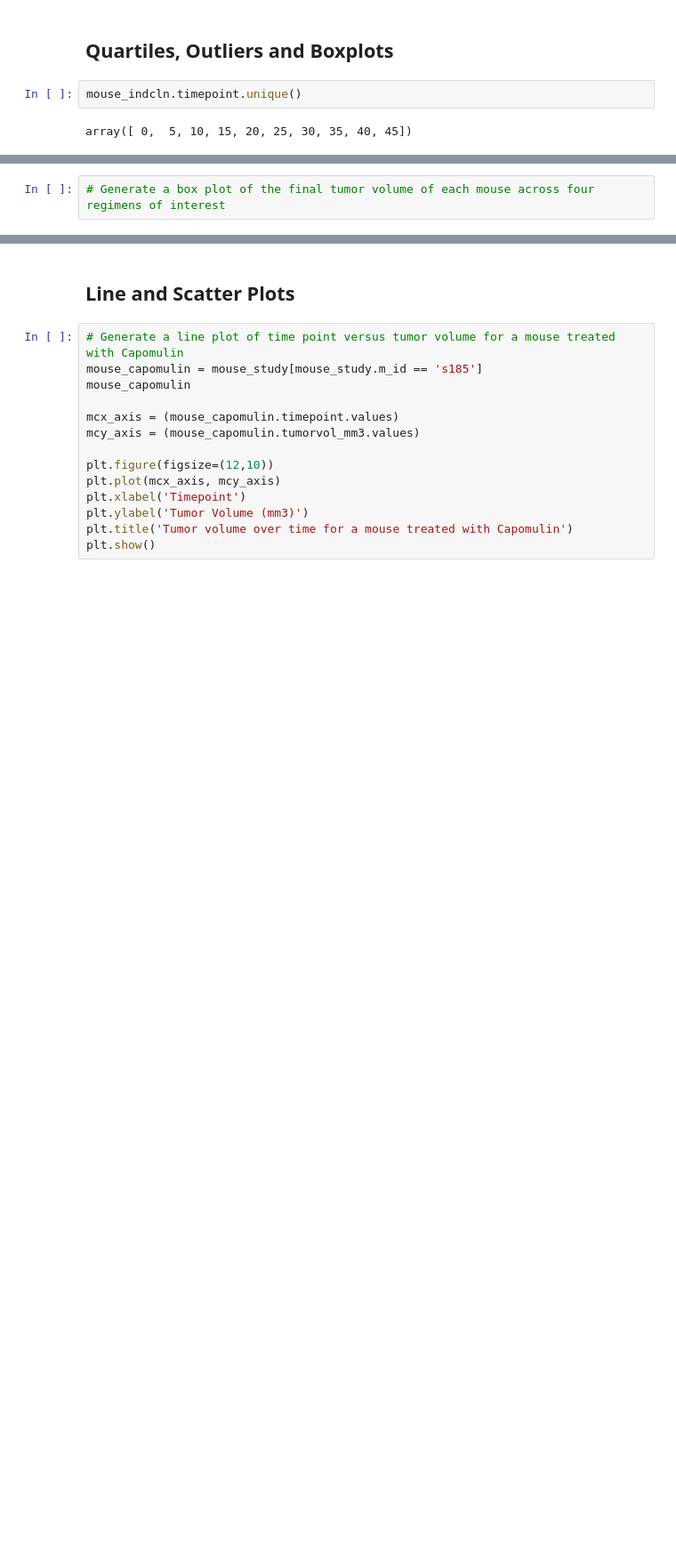
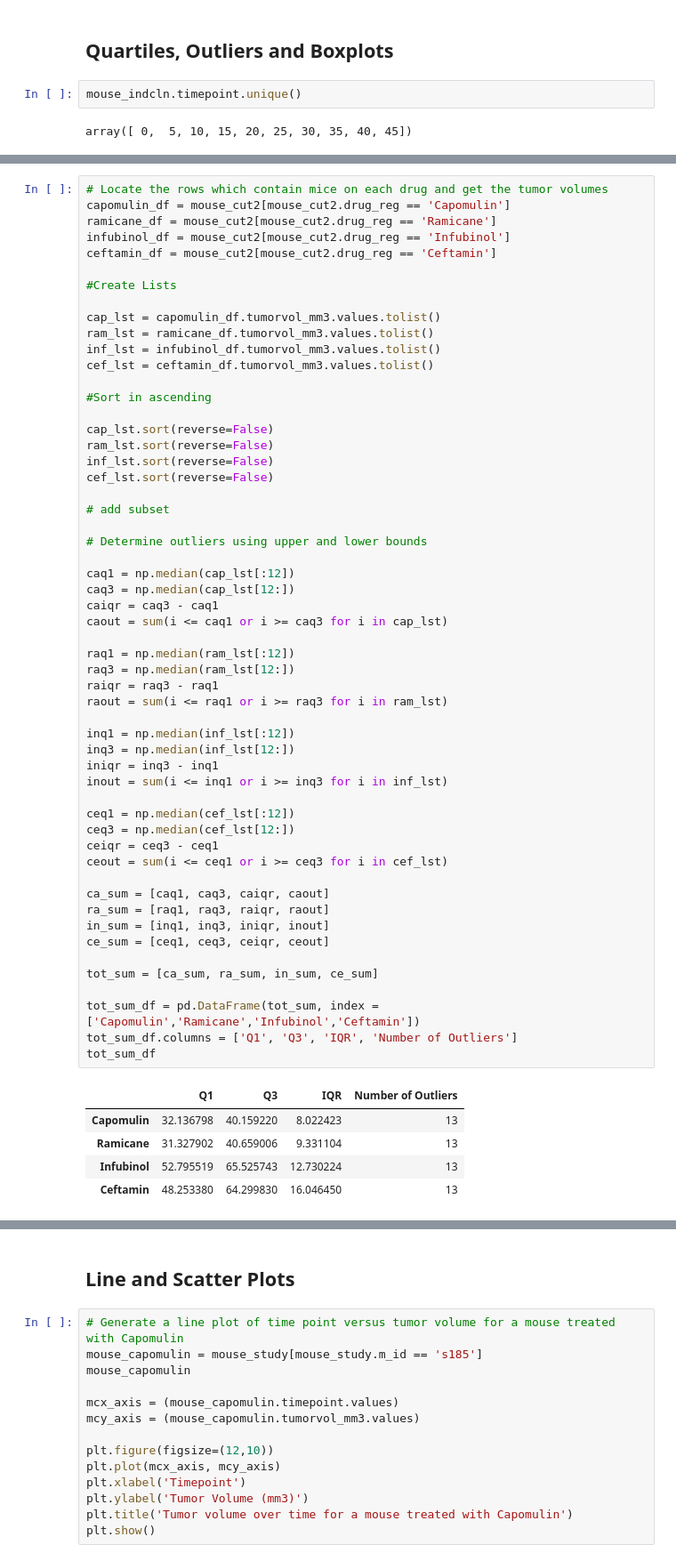
Before and after one commit to daysthroughcode/matplotlib-challenge, a Jupyter notebook: Pymaceuticals/Pymaceuticals.ipynb, the cells around one changed output, grey strips where cells are left out. Shown at 89% size. Drawn from its saved outputs; the diff is of its cells as text; blank space fills up the shorter version.

```diff
--- a/Pymaceuticals/Pymaceuticals.ipynb
+++ b/Pymaceuticals/Pymaceuticals.ipynb
@@ -288,2 +311,61 @@ tumor_vol = []
-# %%
-# Generate a box plot of the final tumor volume of each mouse across four regimens of interest
+# %%
+# Locate the rows which contain mice on each drug and get the tumor volumes
+capomulin_df = mouse_cut2[mouse_cut2.drug_reg == 'Capomulin']
+ramicane_df = mouse_cut2[mouse_cut2.drug_reg == 'Ramicane']
+infubinol_df = mouse_cut2[mouse_cut2.drug_reg == 'Infubinol']
+ceftamin_df = mouse_cut2[mouse_cut2.drug_reg == 'Ceftamin']
+
+#Create Lists
+
+cap_lst = capomulin_df.tumorvol_mm3.values.tolist()
+ram_lst = ramicane_df.tumorvol_mm3.values.tolist()
+inf_lst = infubinol_df.tumorvol_mm3.values.tolist()
+cef_lst = ceftamin_df.tumorvol_mm3.values.tolist()
+
+#Sort in ascending
+
+cap_lst.sort(reverse=False)
+ram_lst.sort(reverse=False)
+inf_lst.sort(reverse=False)
+cef_lst.sort(reverse=False)
+
+# add subset
+
+# Determine outliers using upper and lower bounds
+
+caq1 = np.median(cap_lst[:12])
+caq3 = np.median(cap_lst[12:])
+caiqr = caq3 - caq1
+caout = sum(i <= caq1 or i >= caq3 for i in cap_lst)
+
+raq1 = np.median(ram_lst[:12])
+raq3 = np.median(ram_lst[12:])
+raiqr = raq3 - raq1
+raout = sum(i <= raq1 or i >= raq3 for i in ram_lst)
+
+inq1 = np.median(inf_lst[:12])
+inq3 = np.median(inf_lst[12:])
+iniqr = inq3 - inq1
+inout = sum(i <= inq1 or i >= inq3 for i in inf_lst)
+
+ceq1 = np.median(cef_lst[:12])
+ceq3 = np.median(cef_lst[12:])
+ceiqr = ceq3 - ceq1
+ceout = sum(i <= ceq1 or i >= ceq3 for i in cef_lst)
+
+ca_sum = [caq1, caq3, caiqr, caout]
+ra_sum = [raq1, raq3, raiqr, raout]
+in_sum = [inq1, inq3, iniqr, inout]
+ce_sum = [ceq1, ceq3, ceiqr, ceout]
+
+tot_sum = [ca_sum, ra_sum, in_sum, ce_sum]
+
+tot_sum_df = pd.DataFrame(tot_sum, index = ['Capomulin','Ramicane','Infubinol','Ceftamin'])
+tot_sum_df.columns = ['Q1', 'Q3', 'IQR', 'Number of Outliers']
+tot_sum_df
+# %% [output]
+|  | Q1 | Q3 | IQR | Number of Outliers |
+| Capomulin | 32.136798 | 40.159220 | 8.022423 | 13 |
+| Ramicane | 31.327902 | 40.659006 | 9.331104 | 13 |
+| Infubinol | 52.795519 | 65.525743 | 12.730224 | 13 |
+| Ceftamin | 48.253380 | 64.299830 | 16.046450 | 13 |
```
Also changed, not shown: parts of 8 cells of this notebook, 1 other file.
